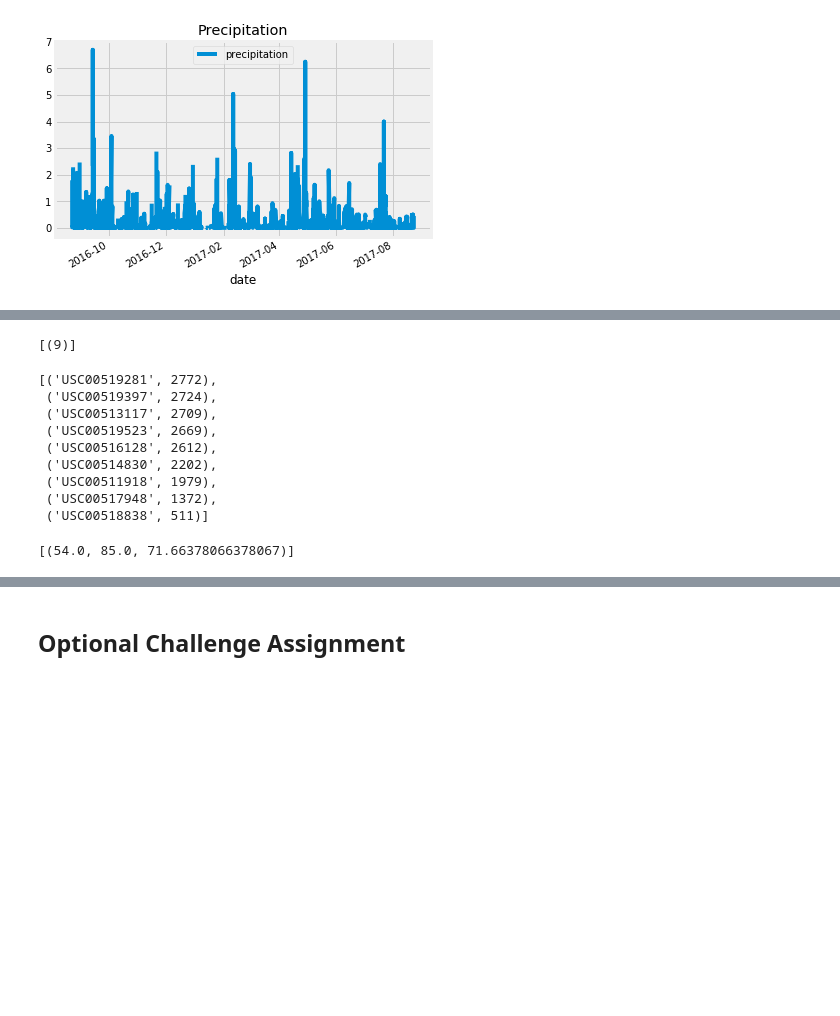
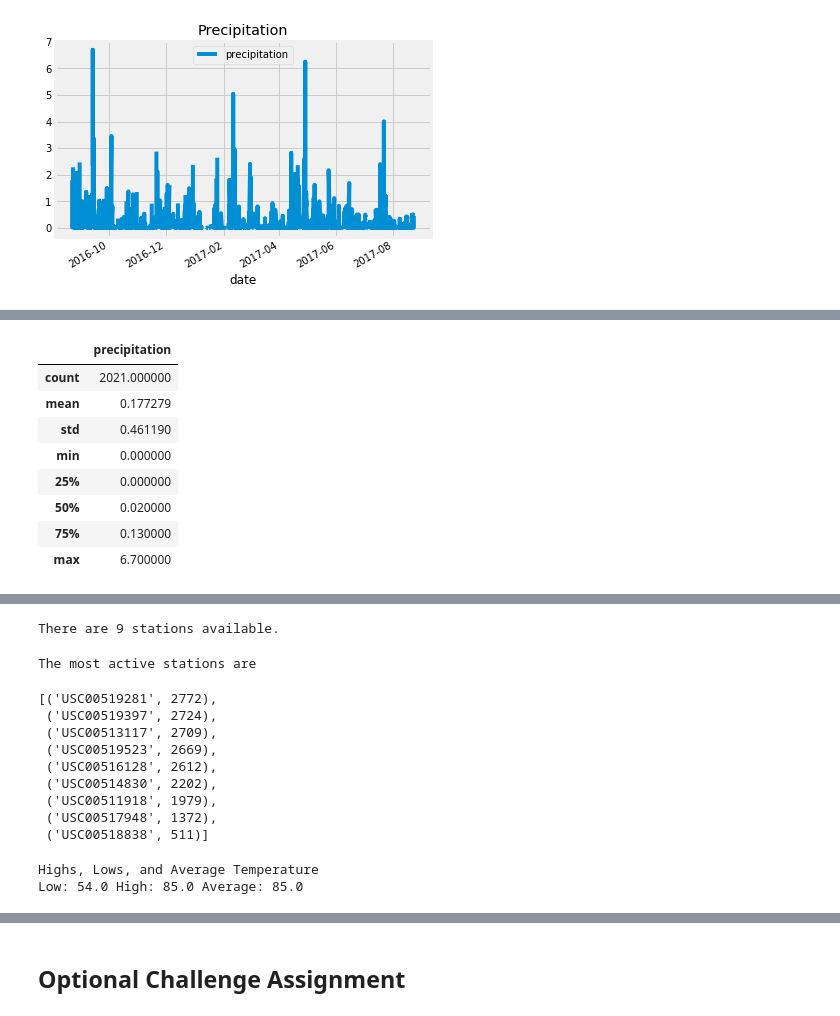
Before and after one commit to terrylashley/sqlalchemy-challenge, a Jupyter notebook: climate_starter.ipynb, the cells around one changed output, grey strips where cells are left out. Cells and saved outputs as stored; diff of their text form; code cells hidden in the pictures; blank space fills up the shorter version.

```diff
--- a/climate_starter.ipynb
+++ b/climate_starter.ipynb
@@ -155,29 +156,53 @@ plt.show
 # %%
 # Use Pandas to calcualte the summary statistics for the precipitation data
+scores_df.describe()
+# %% [output]
+|  | precipitation |
+| count | 2021.000000 |
+| mean | 0.177279 |
+| std | 0.461190 |
+| min | 0.000000 |
+| 25% | 0.000000 |
+| 50% | 0.020000 |
+| 75% | 0.130000 |
+| max | 6.700000 |
 # %% [markdown]
 ![describe](Images/describe.png)
 # %%
 # Design a query to show how many stations are available in this dataset?
+total_stations = session.query(measurement.station).distinct().count()
+print(f"There are {total_stations} stations available.")
 # %% [output]
-[(9)]
+There are 9 stations available.
 # %%
 # What are the most active stations? (i.e. what stations have the most rows)?
 # List the stations and the counts in descending order.
+most_active = session.query(measurement.station, func.count(measurement.station)).group_by(measurement.station).order_by(func.count(measurement.station).desc()).all()
+print("The most active stations are")
+most_active
 # %% [output]
-[('USC00519281', 2772),
- ('USC00519397', 2724),
- ('USC00513117', 2709),
- ('USC00519523', 2669),
- ('USC00516128', 2612),
- ('USC00514830', 2202),
- ('USC00511918', 1979),
- ('USC00517948', 1372),
- ('USC00518838', 511)]
+The most active stations are
+[('USC00519281', 2772),
+ ('USC00519397', 2724),
+ ('USC00513117', 2709),
+ ('USC00519523', 2669),
+ ('USC00516128', 2612),
+ ('USC00514830', 2202),
+ ('USC00511918', 1979),
+ ('USC00517948', 1372),
+ ('USC00518838', 511)]
 # %%
 # Using the station id from the previous query, calculate the lowest temperature recorded,
 # highest temperature recorded, and average temperature of the most active station?
+most_active_stations = most_active[0][0]
+temp_calculation = session.query(func.min(measurement.tobs), func.max(measurement.tobs), func.avg(measurement.tobs)).filter(measurement.station == most_active_stations).all()
-# %% [output]
-[(54.0, 85.0, 71.66378066378067)]
+# %%
+#display temperature highs and lows
+print(f"Highs, Lows, and Average Temperature")
+print(F"Low: {temp_calculation[0][0]} High: {temp_calculation[0][1]} Average: {temp_calculation[0][1]}")
+# %% [output]
+Highs, Lows, and Average Temperature
+Low: 54.0 High: 85.0 Average: 85.0
 # %%
 # Choose the station with the highest number of temperature observations.
 # Query the last 12 months of temperature observation data for this station and plot the results as a histogram
```
Also changed, not shown: parts of 11 cells of this notebook.
